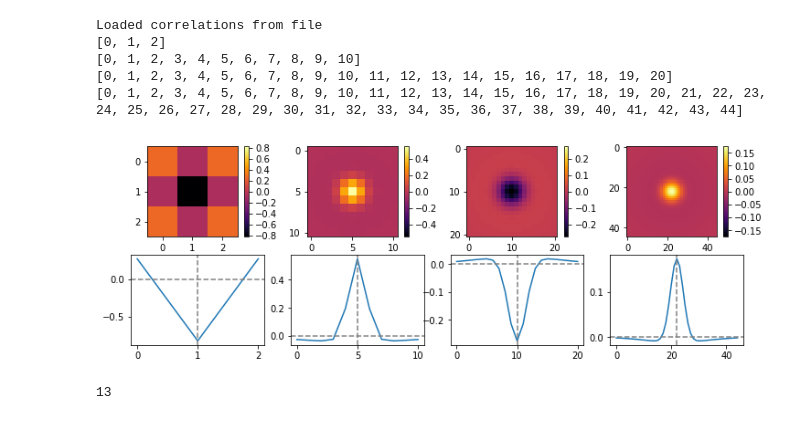
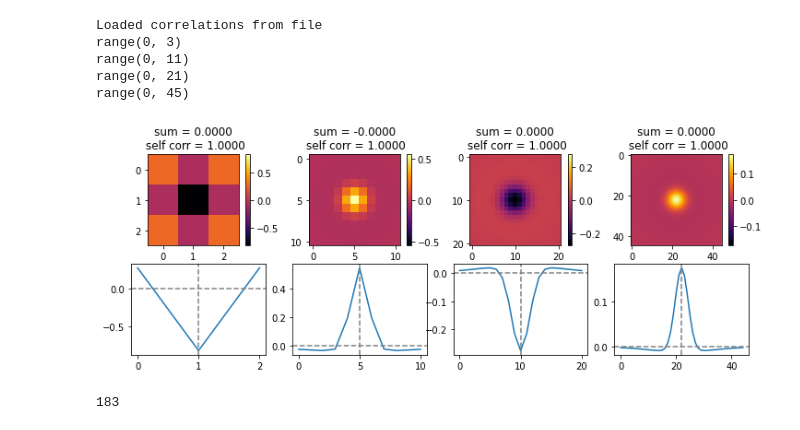
Before and after one commit to chanokin/convert_to_roc, a Jupyter notebook: load_and_read_notebooks/test_read_mnist.ipynb, the cells around one changed output. Saved outputs shown, nothing was run; the diff lists cells and outputs as text; code cells hidden in the pictures.

```diff
--- a/load_and_read_notebooks/test_read_mnist.ipynb
+++ b/load_and_read_notebooks/test_read_mnist.ipynb
@@ -49,39 +49,40 @@ plt.show()
 # %%
 fcl = Focal(small_image=True)
 kernels = fcl.kernels.full_kernels
 fig = plt.figure(figsize=(12, 4))
 for k in kernels:
     ax = plt.subplot(2, 4, k+1)
-#     ax.set_title("{}\n{}".format(np.sum(kernels[k]), np.sum(kernels[k]**2)))
+    ax.set_title("sum = {:.4f}\n self corr = {:.4f}".format(np.sum(kernels[k]), np.sum(kernels[k]**2)))
+    ki = kernels[k]
 
     vmax = np.max(np.abs(kernels[k]))
     im = plt.imshow(kernels[k], cmap='inferno', vmin=-vmax, vmax=vmax)
     plt.colorbar(im)
 
     ax = plt.subplot(2, 4, 4+k+1)
 #     ax.set_title("{}\n{}".format(np.sum(kernels[k]), np.sum(kernels[k]**2)))
 
     half = kernels[k].shape[0] // 2
     _diag = range(kernels[k].shape[0])
     print(_diag)
     im = plt.plot(kernels[k][_diag, _diag])
     plt.axhline(0, color='gray', linestyle='--')
     plt.axvline(half, color='gray', linestyle='--')
 
 
 plt.savefig('centre-surround-kernels.png')
 plt.show()
 # %% [output]
 Loaded correlations from file
-[0, 1, 2]
-[0, 1, 2, 3, 4, 5, 6, 7, 8, 9, 10]
-[0, 1, 2, 3, 4, 5, 6, 7, 8, 9, 10, 11, 12, 13, 14, 15, 16, 17, 18, 19, 20]
-[0, 1, 2, 3, 4, 5, 6, 7, 8, 9, 10, 11, 12, 13, 14, 15, 16, 17, 18, 19, 20, 21, 22, 23, 24, 25, 26, 27, 28, 29, 30, 31, 32, 33, 34, 35, 36, 37, 38, 39, 40, 41, 42, 43, 44]
+range(0, 3)
+range(0, 11)
+range(0, 21)
+range(0, 45)
-[figure, old version]
+[figure, new version]
 # %%
-dir_name = "../mnist_output/train/9"
+dir_name = "../output_spikes/train/1"
 files = glob.glob(os.path.join(dir_name, '*'))
 print(len(files))
 # %% [output]
-13
+183
 # %%
```
Also changed, not shown: parts of 2 cells of this notebook, 2 other files.
